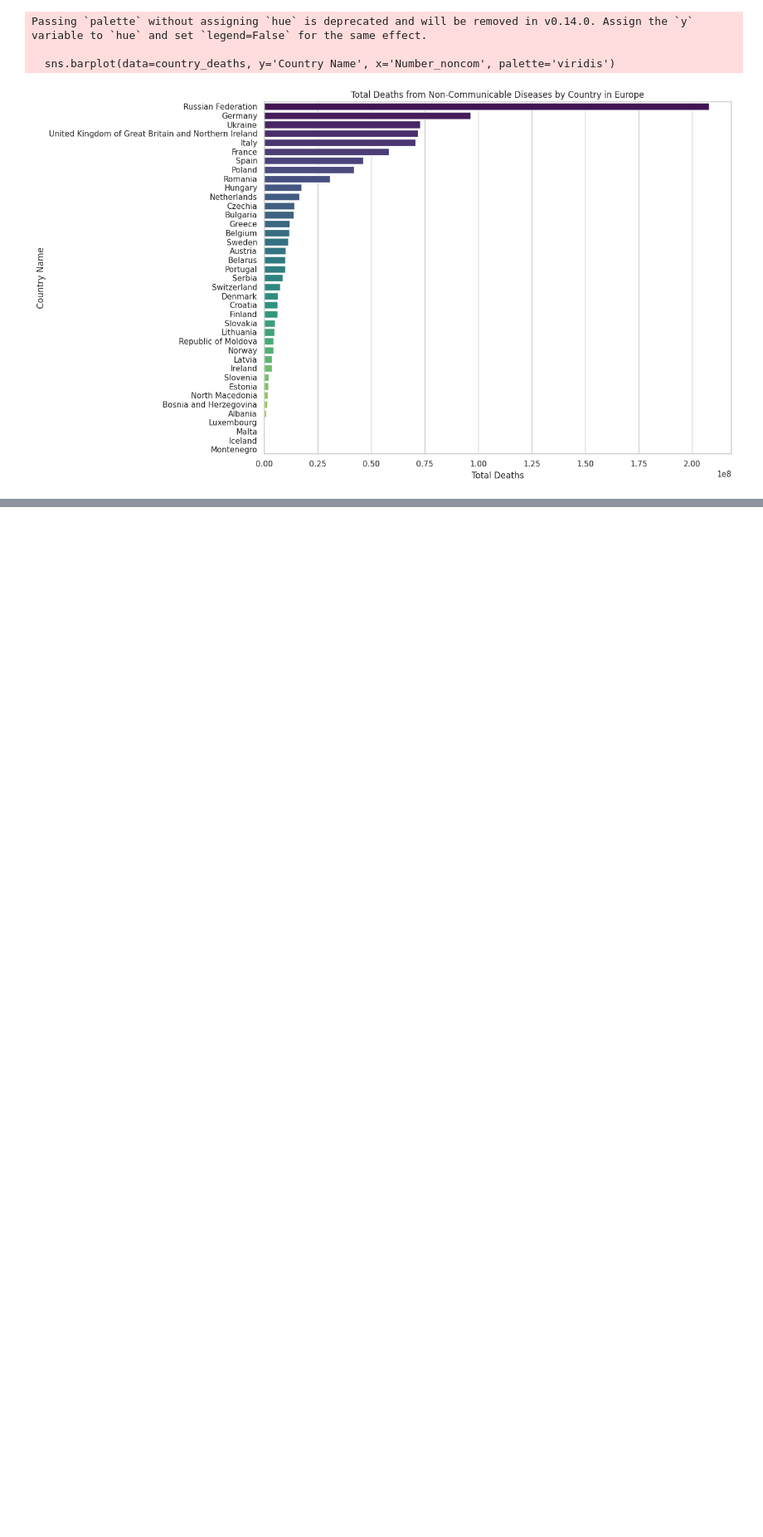
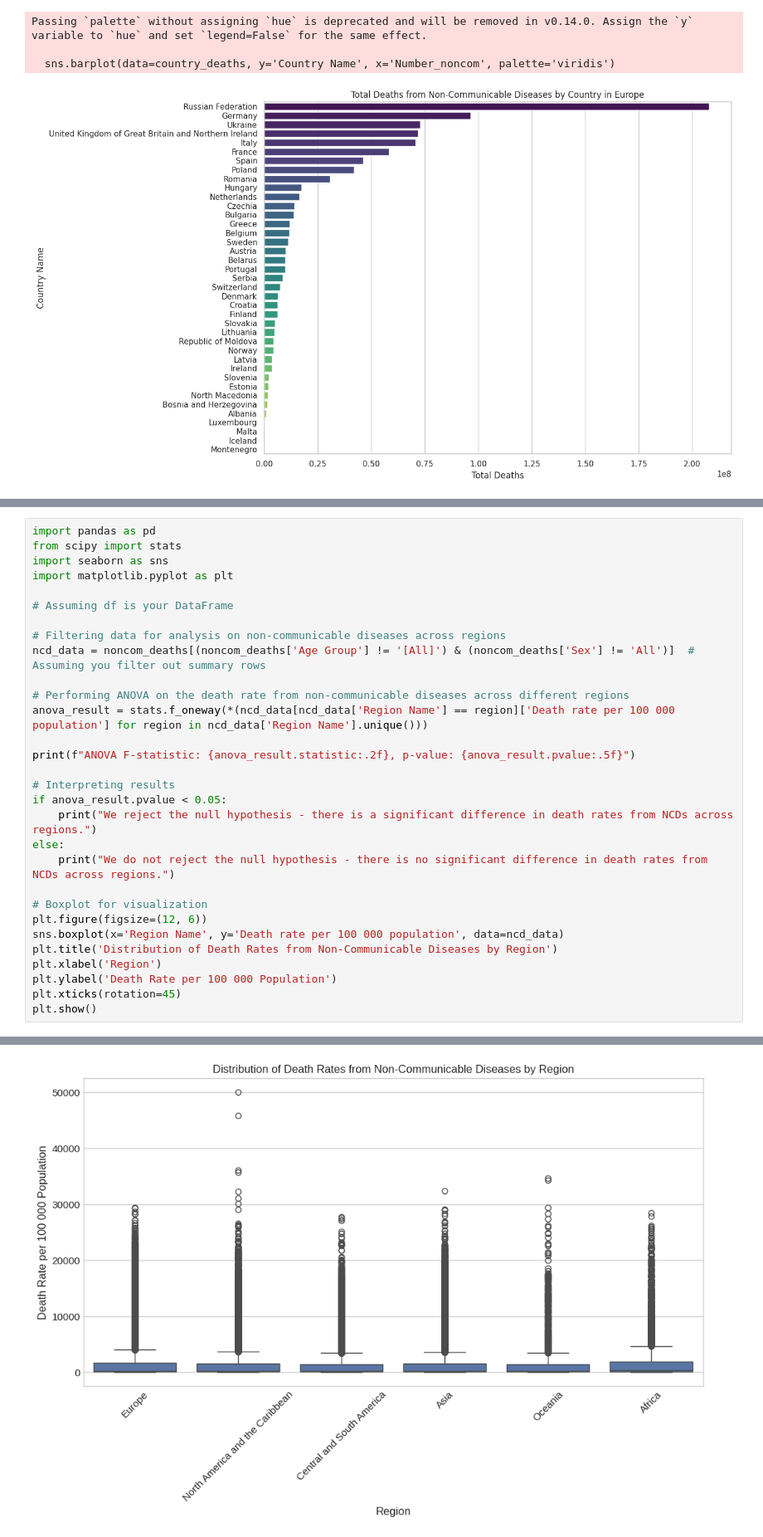
Before and after one commit to CEJ-Ezenezi/Global-Mortality-Analysis, a Jupyter notebook: global_mortality_patterns.ipynb, the cells around one changed output, grey strips where cells are left out. Shown at 83% size. Saved outputs shown, nothing was run; the diff lists cells and outputs as text; blank space fills up the shorter version.

```diff
--- a/global_mortality_patterns.ipynb
+++ b/global_mortality_patterns.ipynb
@@ -625,0 +585,31 @@ plt.show()
+# %%
+import pandas as pd
+from scipy import stats
+import seaborn as sns
+import matplotlib.pyplot as plt
+
+# Assuming df is your DataFrame
+
+# Filtering data for analysis on non-communicable diseases across regions
+ncd_data = noncom_deaths[(noncom_deaths['Age Group'] != '[All]') & (noncom_deaths['Sex'] != 'All')]  # Assuming you filter out summary rows
+
+# Performing ANOVA on the death rate from non-communicable diseases across different regions
+anova_result = stats.f_oneway(*(ncd_data[ncd_data['Region Name'] == region]['Death rate per 100 000 population'] for region in ncd_data['Region Name'].unique()))
+
+print(f"ANOVA F-statistic: {anova_result.statistic:.2f}, p-value: {anova_result.pvalue:.5f}")
+
+# Interpreting results
+if anova_result.pvalue < 0.05:
+    print("We reject the null hypothesis - there is a significant difference in death rates from NCDs across regions.")
+else:
+    print("We do not reject the null hypothesis - there is no significant difference in death rates from NCDs across regions.")
+
+# Boxplot for visualization
+plt.figure(figsize=(12, 6))
+sns.boxplot(x='Region Name', y='Death rate per 100 000 population', data=ncd_data)
+plt.title('Distribution of Death Rates from Non-Communicable Diseases by Region')
+plt.xlabel('Region')
+plt.ylabel('Death Rate per 100 000 Population')
+plt.xticks(rotation=45)
+plt.show()
+# %% [output]
@@ -625,0 +618 @@ plt.show()
+[figure, added]
```
Also changed, not shown: parts of 18 cells of this notebook.
